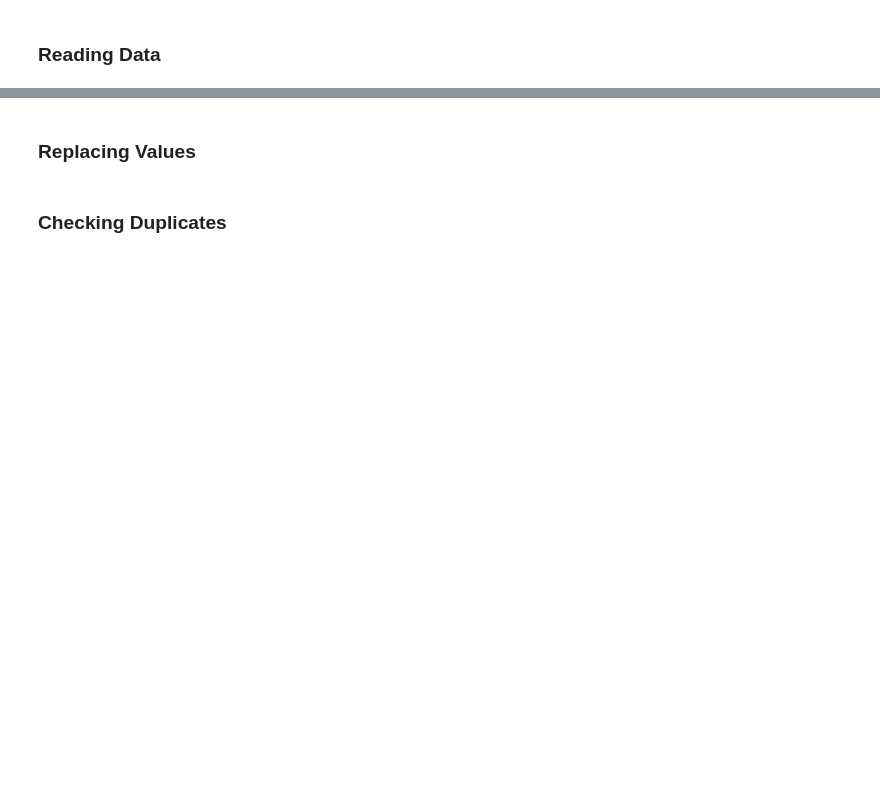
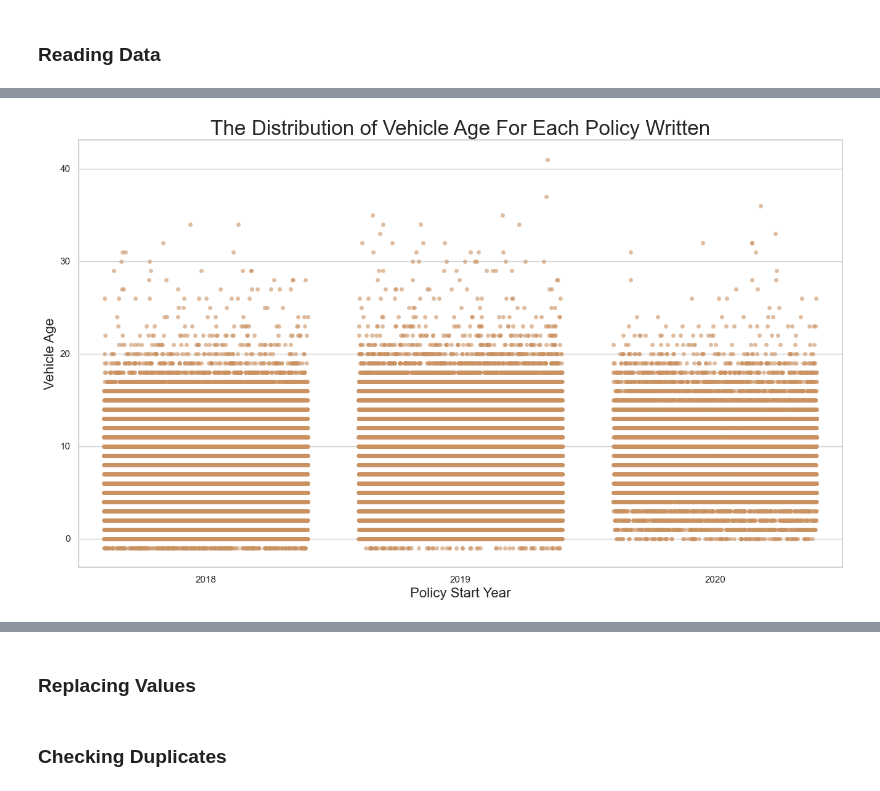
Before and after one commit to watchlotr/Python-Insurance-Case-Study, a Jupyter notebook: insurance_analysis.ipynb, the cells around one changed output, grey strips where cells are left out. Saved outputs shown, nothing was run; the diff lists cells and outputs as text; code cells hidden in the pictures; blank space fills up the shorter version.

```diff
--- a/insurance_analysis.ipynb
+++ b/insurance_analysis.ipynb
@@ -33,0 +70,23 @@ df["licence_test_date"] = pd.to_datetime(df["licence_test_date"], format = "mixe
+# %%
+# Creating a Year column for aggregation
+df["start_year"] = df["start_date"].dt.year.astype("category")
+df["start_year"] = df["start_year"].cat.reorder_categories([2018, 2019, 2020])
+
+fig = plt.figure(figsize = (16, 9))
+
+sns.set_theme(style = "whitegrid")
+
+sns.stripplot(data = df,
+              x = "start_year",
+              y = "vehicle_age",
+             jitter = 0.4,
+              alpha = 0.6,
+             color = sns.color_palette("colorblind")[5])
+
+plt.xlabel("Policy Start Year", fontsize = 16),
+plt.ylabel("Vehicle Age", fontsize = 16)
+plt.title("The Distribution of Vehicle Age For Each Policy Written", fontsize = 24)
+
+plt.show()
+# %% [output]
+[figure, added]
```
Also changed, not shown: parts of 47 cells of this notebook, 4 other files.
